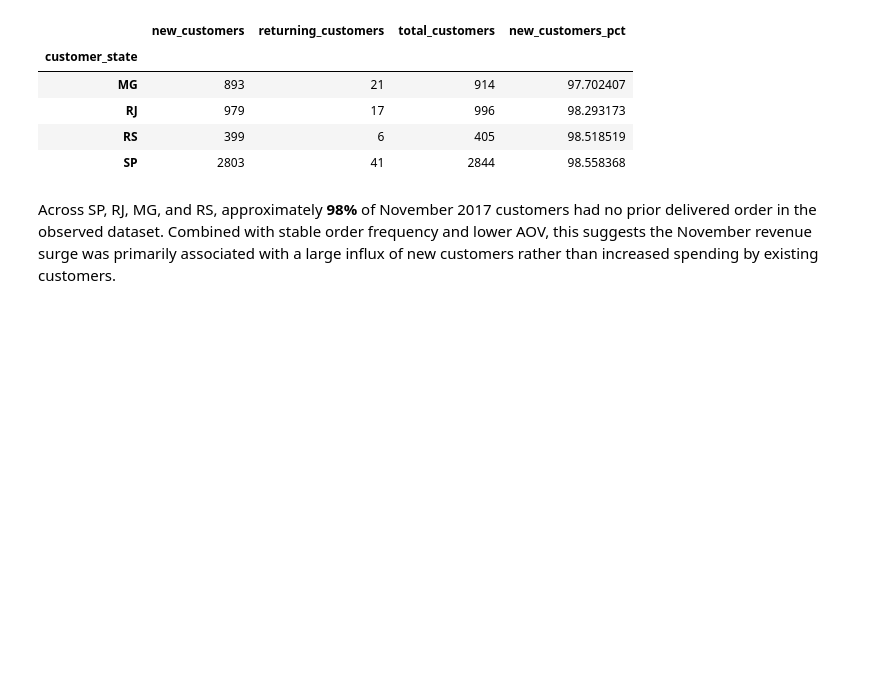
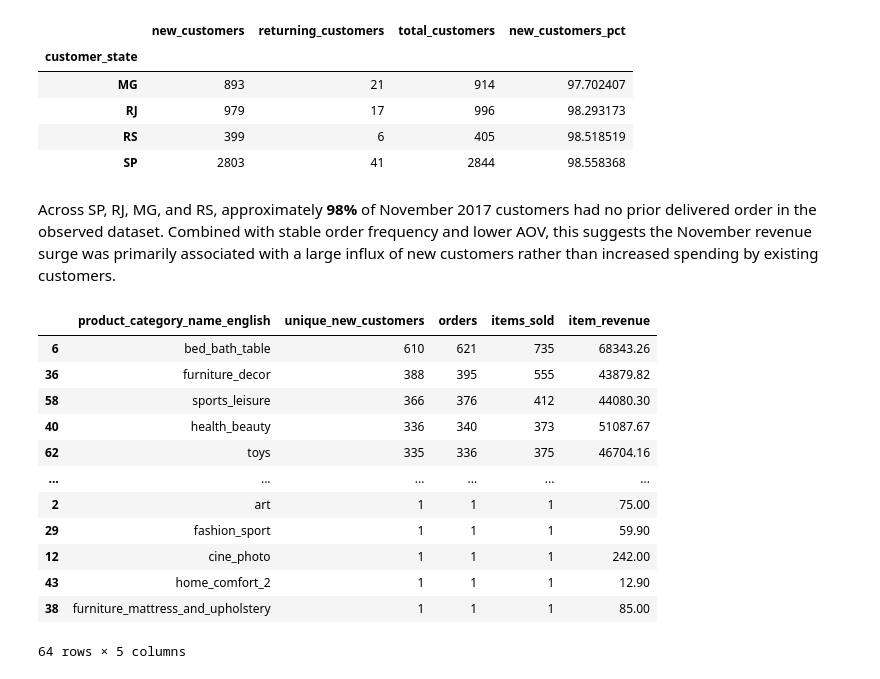
Before and after one commit to LukeXboy/E-Commerce-Data-Analysis-Personal-Project, a Jupyter notebook: Project Report (Python).ipynb, the cells around one changed output. Saved outputs shown, nothing was run; the diff lists cells and outputs as text; code cells hidden in the pictures; blank space fills up the shorter version.

```diff
--- a/Project Report (Python).ipynb
+++ b/Project Report (Python).ipynb
@@ -575,3 +575,27 @@ customer_summary
 | SP | 2803 | 41 | 2844 | 98.558368 |
 # %% [markdown]
 Across SP, RJ, MG, and RS, approximately **98%** of November 2017 customers had no prior delivered order in the observed dataset. Combined with stable order frequency and lower AOV, this suggests the November revenue surge was primarily associated with a large influx of new customers rather than increased spending by existing customers.
+# %%
+nov_new_customers = nov_df_selected_states[nov_df_selected_states['customer_label']=='new'].merge(order_items,on='order_id',how='left')
+nov_new_customers = nov_new_customers.merge(products,on='product_id',how='left')
+nov_new_customers = nov_new_customers.merge(product_category_name_translation,on='product_category_name',how='left')
+nov_new_customers.groupby('product_category_name_english',as_index=False).agg(
+    unique_new_customers=('customer_unique_id','nunique'),
+    orders = ('order_id','nunique'),
+    items_sold=('order_item_id','count'),
+    item_revenue=('price','sum')
+).sort_values(by='unique_new_customers',ascending=False)
+# %% [output]
+|  | product_category_name_english | unique_new_customers | orders | items_sold | item_revenue |
+| 6 | bed_bath_table | 610 | 621 | 735 | 68343.26 |
+| 36 | furniture_decor | 388 | 395 | 555 | 43879.82 |
+| 58 | sports_leisure | 366 | 376 | 412 | 44080.30 |
+| 40 | health_beauty | 336 | 340 | 373 | 51087.67 |
+| 62 | toys | 335 | 336 | 375 | 46704.16 |
+| ... | ... | ... | ... | ... | ... |
+| 2 | art | 1 | 1 | 1 | 75.00 |
+| 29 | fashion_sport | 1 | 1 | 1 | 59.90 |
+| 12 | cine_photo | 1 | 1 | 1 | 242.00 |
+| 43 | home_comfort_2 | 1 | 1 | 1 | 12.90 |
+| 38 | furniture_mattress_and_upholstery | 1 | 1 | 1 | 85.00 |
+64 rows × 5 columns
```
Also changed, not shown: parts of 11 cells of this notebook.
